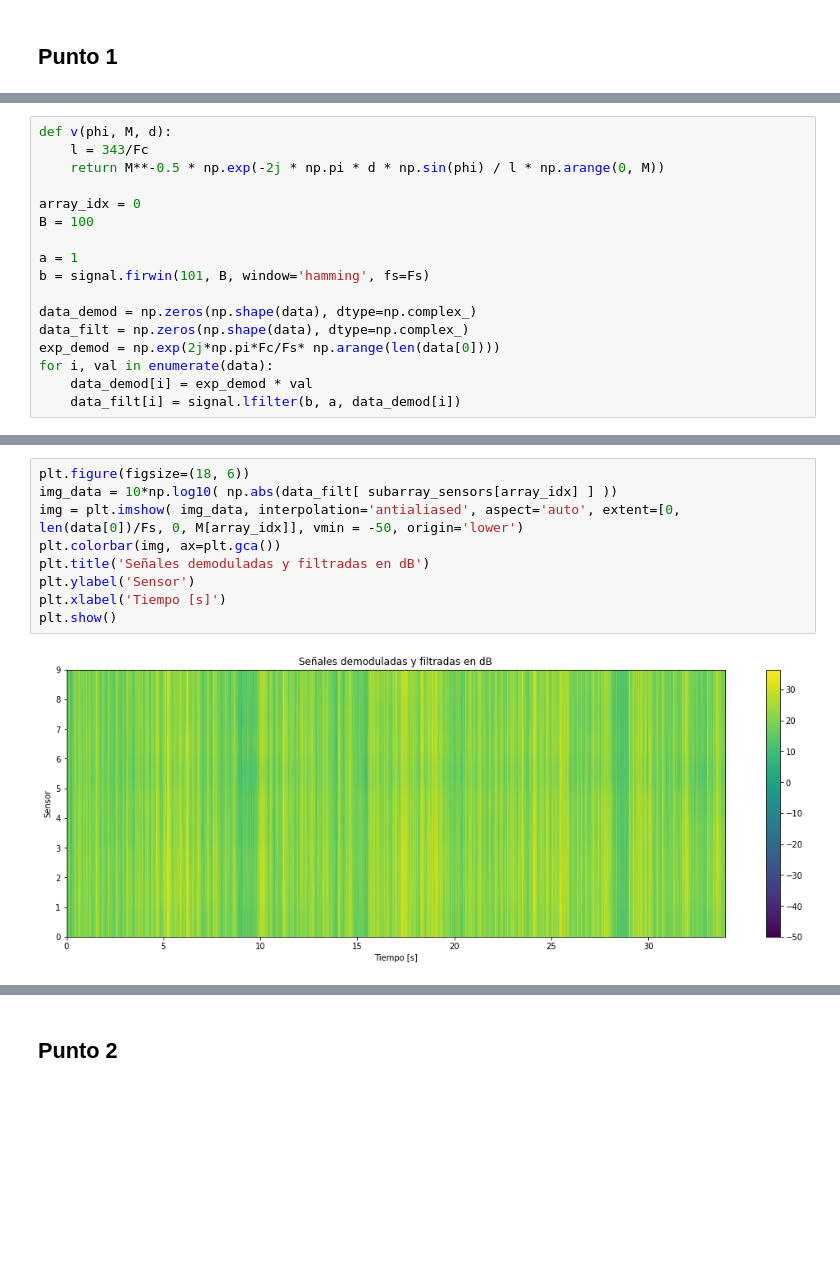
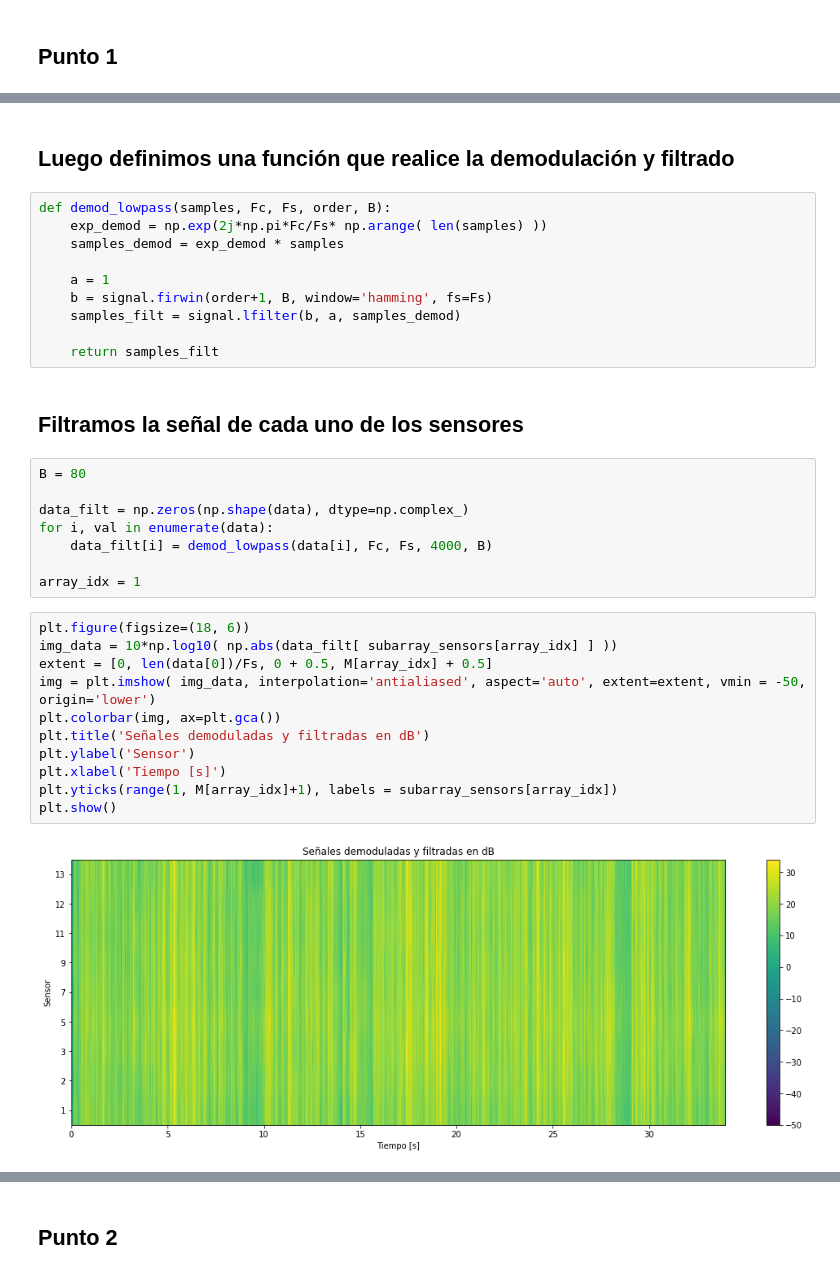
Before and after one commit to mbergerman/Procesamiento-Adaptativo, a Jupyter notebook: TPS/TP4/PASA_TP4_G2.ipynb, the cells around one changed output, grey strips where cells are left out. Drawn from its saved outputs; the diff is of its cells as text; blank space fills up the shorter version.

```diff
--- a/TPS/TP4/PASA_TP4_G2.ipynb
+++ b/TPS/TP4/PASA_TP4_G2.ipynb
@@ -59,17 +32,0 @@ plt.plot(test)
-# %%
-def v(phi, M, d):
-    l = 343/Fc
-    return M**-0.5 * np.exp(-2j * np.pi * d * np.sin(phi) / l * np.arange(0, M))
-
-array_idx = 0
-B = 100
-
-a = 1
-b = signal.firwin(101, B, window='hamming', fs=Fs)
-
-data_demod = np.zeros(np.shape(data), dtype=np.complex_)
-data_filt = np.zeros(np.shape(data), dtype=np.complex_)
-exp_demod = np.exp(2j*np.pi*Fc/Fs* np.arange(len(data[0])))
-for i, val in enumerate(data):
-    data_demod[i] = exp_demod * val
-    data_filt[i] = signal.lfilter(b, a, data_demod[i])
@@ -76,12 +90,36 @@ for i, val in enumerate(data):
+# %% [markdown]
+## Luego definimos una función que realice la demodulación y filtrado
+# %%
+def demod_lowpass(samples, Fc, Fs, order, B):
+    exp_demod = np.exp(2j*np.pi*Fc/Fs* np.arange( len(samples) ))
+    samples_demod = exp_demod * samples
+
+    a = 1
+    b = signal.firwin(order+1, B, window='hamming', fs=Fs)
+    samples_filt = signal.lfilter(b, a, samples_demod)
+
+    return samples_filt
+# %% [markdown]
+## Filtramos la señal de cada uno de los sensores
+# %%
+B = 80
+
+data_filt = np.zeros(np.shape(data), dtype=np.complex_)
+for i, val in enumerate(data):
+    data_filt[i] = demod_lowpass(data[i], Fc, Fs, 4000, B)
+
+array_idx = 1
 # %%
 plt.figure(figsize=(18, 6))
 img_data = 10*np.log10( np.abs(data_filt[ subarray_sensors[array_idx] ] ))
-img = plt.imshow( img_data, interpolation='antialiased', aspect='auto', extent=[0, len(data[0])/Fs, 0, M[array_idx]], vmin = -50, origin='lower')
+extent = [0, len(data[0])/Fs, 0 + 0.5, M[array_idx] + 0.5]
+img = plt.imshow( img_data, interpolation='antialiased', aspect='auto', extent=extent, vmin = -50, origin='lower')
 plt.colorbar(img, ax=plt.gca())
 plt.title('Señales demoduladas y filtradas en dB')
 plt.ylabel('Sensor')
 plt.xlabel('Tiempo [s]')
+plt.yticks(range(1, M[array_idx]+1), labels = subarray_sensors[array_idx])
 plt.show()
 # %% [output]
-[figure, old version]
+[figure, new version]
 # %%
```
Also changed, not shown: parts of 11 cells of this notebook.
